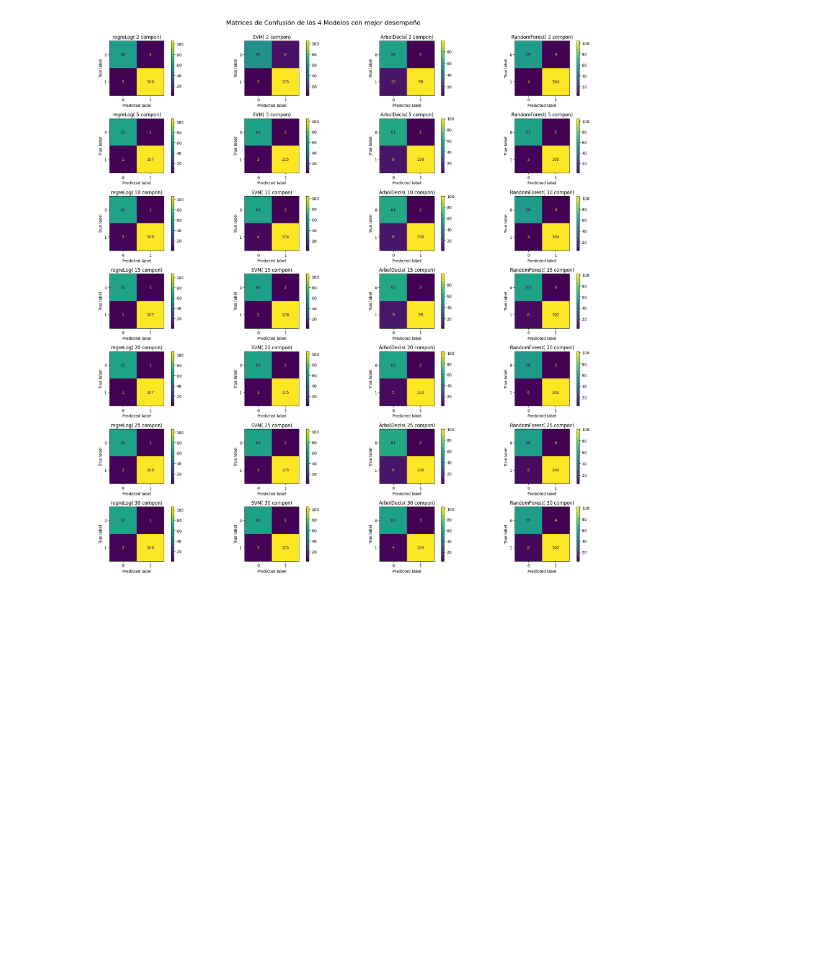
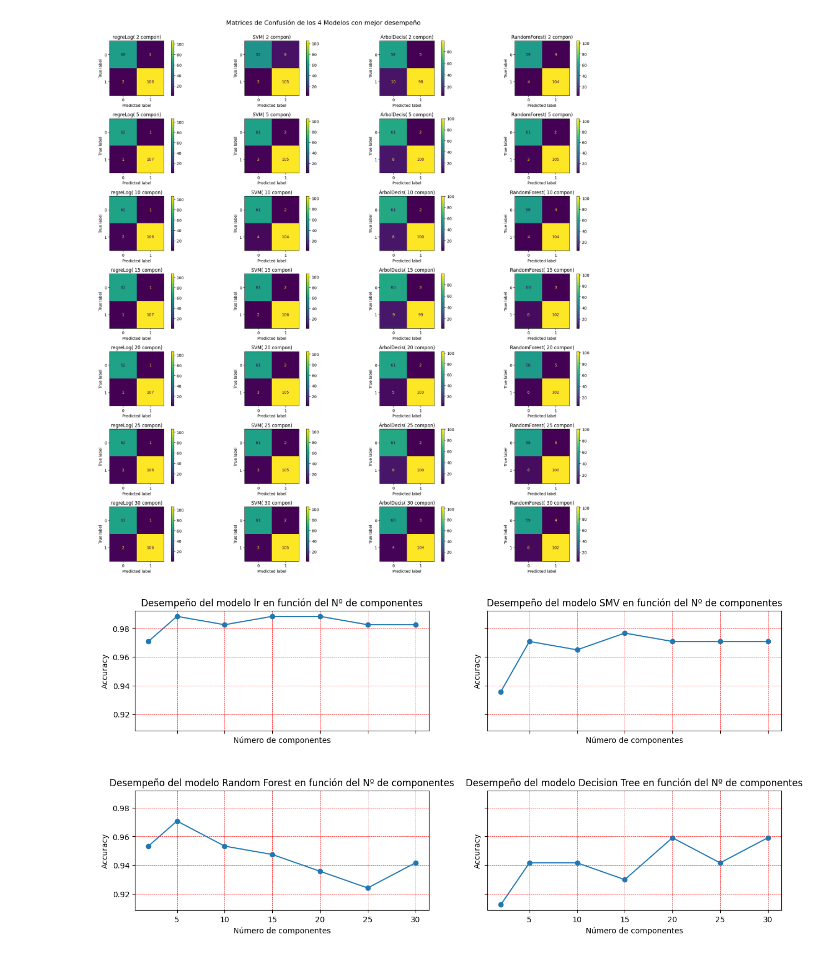
Before and after one commit to StivenVelasquez/Proyecto-Final-TS3, a Jupyter notebook: Proyecto_Aplicación_Real_Modelo_de_Pattern_Recognition.ipynb, the cells around one changed output. Saved outputs shown, nothing was run; the diff lists cells and outputs as text; code cells hidden in the pictures; blank space fills up the shorter version.

Commit message:
Se grafica el desempeño del modelo en función del número de componentes

```diff
--- a/Proyecto_Aplicación_Real_Modelo_de_Pattern_Recognition.ipynb
+++ b/Proyecto_Aplicación_Real_Modelo_de_Pattern_Recognition.ipynb
@@ -272,3 +272,35 @@ plt.tight_layout()
 plt.show()
 # %% [output]
 [figure]
+# %%
+# Graficar el desempeño del modelo en función del número de componentes
+fig, axs = plt.subplots(2, 2, figsize=(15, 7), sharex=True, sharey=True)
+fig.subplots_adjust(hspace=0.5)
+
+axs[0,0].plot(q_values, acc_values_lr, marker='o')
+axs[0,0].set_xlabel('Número de componentes')
+axs[0,0].set_ylabel('Accuracy')
+axs[0,0].set_title('Desempeño del modelo lr en función del Nº de componentes')
+axs[0,0].grid(color='r', linestyle='--', linewidth=0.5)
+
+axs[0, 1].plot(q_values, acc_values_svm, marker='o')
+axs[0, 1].set_xlabel('Número de componentes')
+axs[0, 1].set_ylabel('Accuracy')
+axs[0, 1].set_title('Desempeño del modelo SMV en función del Nº de componentes')
+axs[0, 1].grid(color='r', linestyle='--', linewidth=0.5)
+
+axs[1,0].plot(q_values, acc_values_rf, marker='o')
+axs[1,0].set_xlabel('Número de componentes')
+axs[1,0].set_ylabel('Accuracy')
+axs[1,0].set_title('Desempeño del modelo Random Forest en función del Nº de componentes')
+axs[1,0].grid(color='r', linestyle='--', linewidth=0.5)
+
+axs[1,1].plot(q_values, acc_values_dt, marker='o')
+axs[1,1].set_xlabel('Número de componentes')
+axs[1,1].set_ylabel('Accuracy')
+axs[1,1].set_title('Desempeño del modelo Decision Tree en función del Nº de componentes')
+axs[1,1].grid(color='r', linestyle='--', linewidth=0.5)
+
+plt.show()
+# %% [output]
+[figure, added]
```
